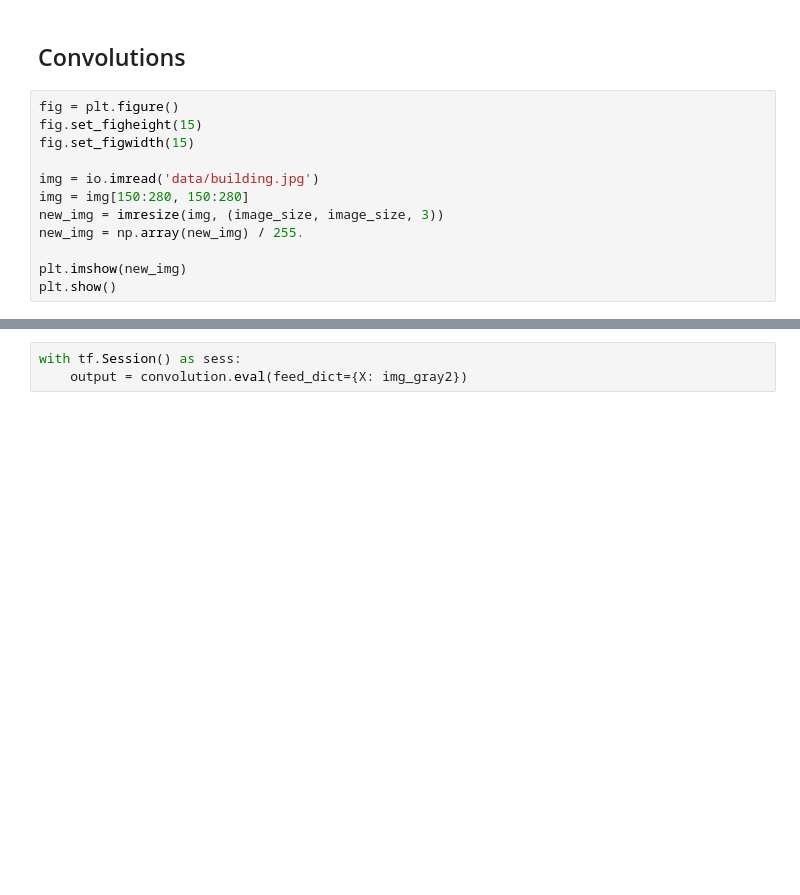
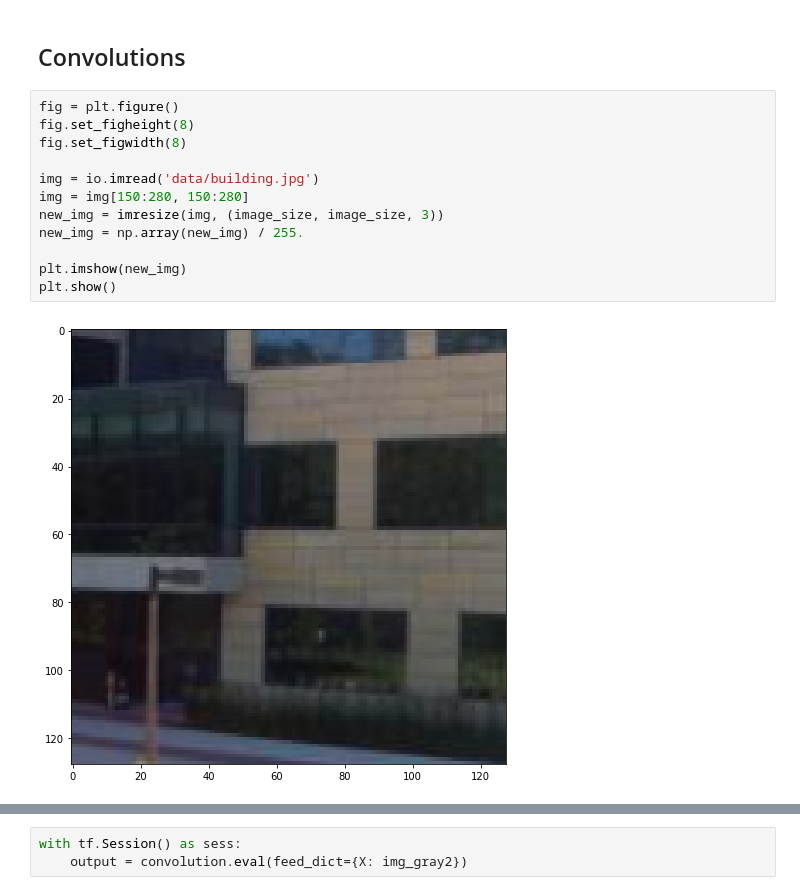
Before and after one commit to chasingbob/pycon2017, a Jupyter notebook: train.ipynb, the cells around one changed output, grey strips where cells are left out. Cells and saved outputs as stored; diff of their text form; blank space fills up the shorter version.

```diff
--- a/train.ipynb
+++ b/train.ipynb
@@ -102,16 +125,18 @@ plt.show()
 ## Convolutions
 # %%
 fig = plt.figure()
-fig.set_figheight(15)
-fig.set_figwidth(15)
+fig.set_figheight(8)
+fig.set_figwidth(8)
 
 img = io.imread('data/building.jpg')
 img = img[150:280, 150:280]
 new_img = imresize(img, (image_size, image_size, 3))
 new_img = np.array(new_img) / 255.
 
 plt.imshow(new_img)
 plt.show()
+# %% [output]
+[figure, added]
 # %%
 height, width, channels = new_img.shape
 img_gray = new_img.mean(axis=2).astype(np.float32)
```
Also changed, not shown: parts of 22 cells of this notebook.
